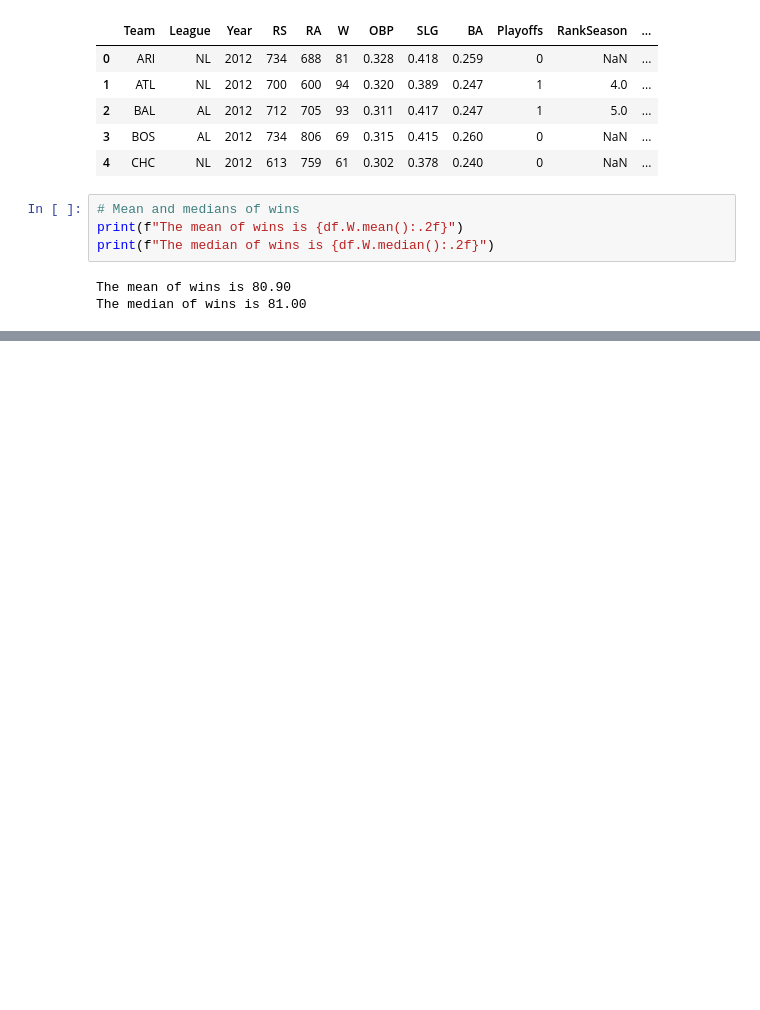
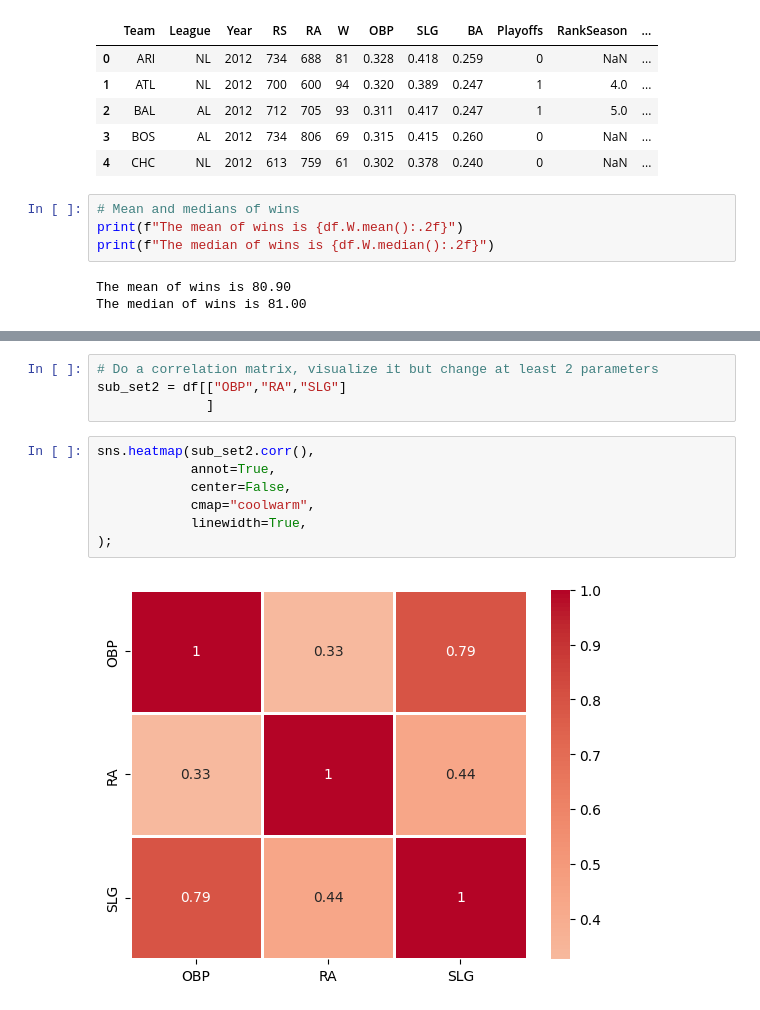
Before and after one commit to maxcol01/statistics_with_Python, a Jupyter notebook: descriptive_satistics.ipynb, the cells around one changed output, grey strips where cells are left out. Drawn from its saved outputs; the diff is of its cells as text; blank space fills up the shorter version.

```diff
--- a/descriptive_satistics.ipynb
+++ b/descriptive_satistics.ipynb
@@ -118,0 +273,13 @@ The mean of Wins of the Baltimore Team (BAL) until 2000 89.50
+# %%
+# Do a correlation matrix, visualize it but change at least 2 parameters
+sub_set2 = df[["OBP","RA","SLG"]
+              ]
+# %%
+sns.heatmap(sub_set2.corr(),
+            annot=True,
+            center=False,
+            cmap="coolwarm",
+            linewidth=True,
+);
+# %% [output]
+[figure, added]
```
Also changed, not shown: parts of 30 cells of this notebook.
